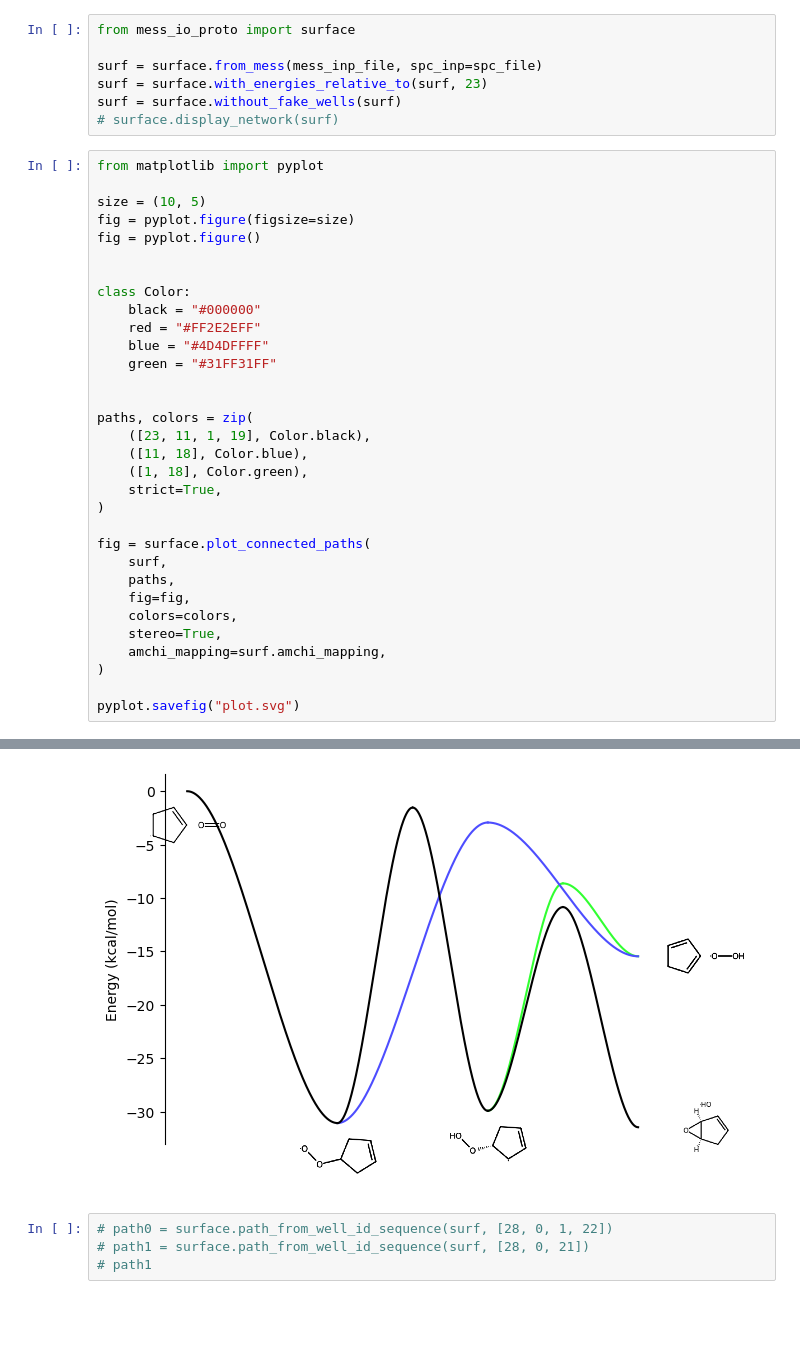
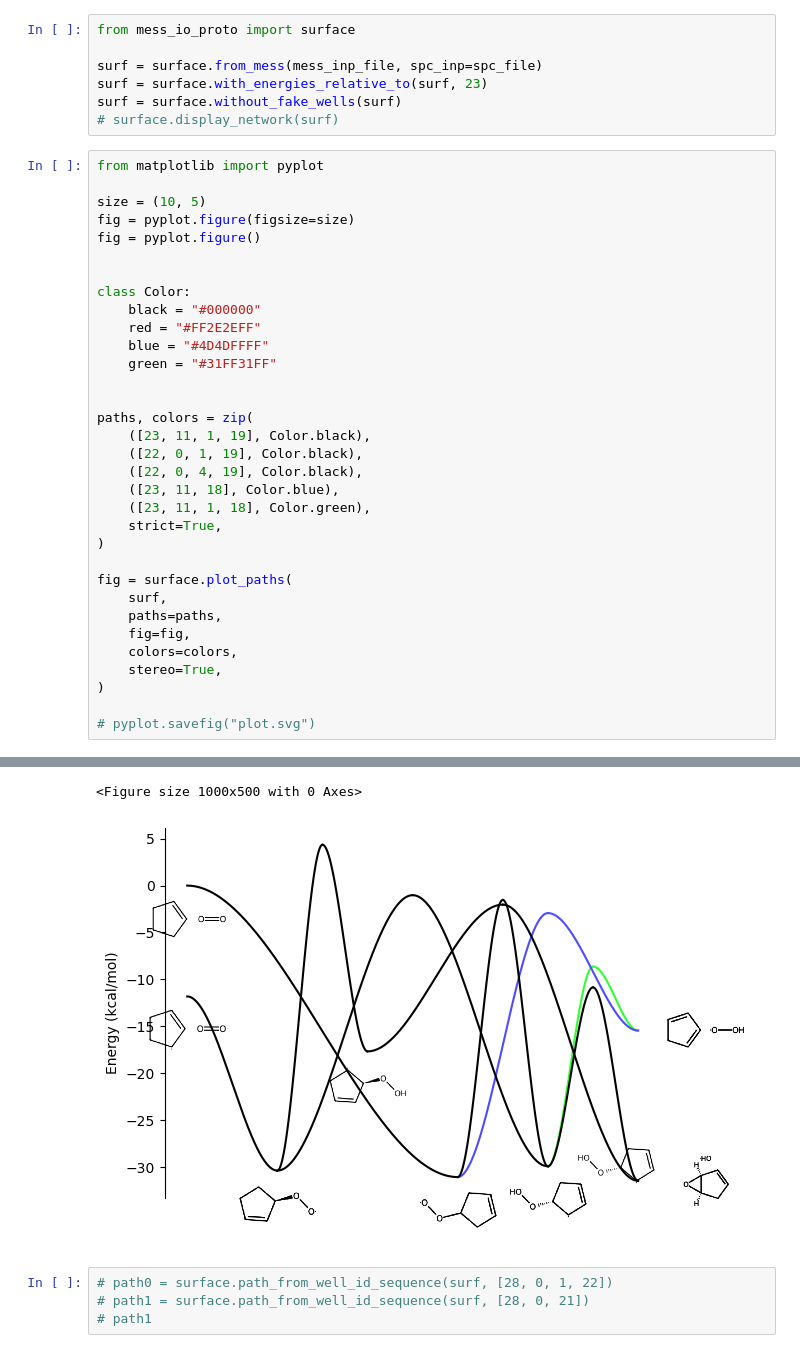
Before and after one commit to avcopan/mess-io-proto, a Jupyter notebook: examples/D_r-o2_1e_v1/plot.ipynb, the cells around one changed output, grey strips where cells are left out. Cells and saved outputs as stored; diff of their text form; blank space fills up the shorter version.

```diff
--- a/examples/D_r-o2_1e_v1/plot.ipynb
+++ b/examples/D_r-o2_1e_v1/plot.ipynb
@@ -46,19 +29,20 @@ class Color:
 
 paths, colors = zip(
     ([23, 11, 1, 19], Color.black),
-    ([11, 18], Color.blue),
-    ([1, 18], Color.green),
+    ([22, 0, 1, 19], Color.black),
+    ([22, 0, 4, 19], Color.black),
+    ([23, 11, 18], Color.blue),
+    ([23, 11, 1, 18], Color.green),
     strict=True,
 )
 
-fig = surface.plot_connected_paths(
+fig = surface.plot_paths(
     surf,
-    paths,
+    paths=paths,
     fig=fig,
     colors=colors,
     stereo=True,
-    amchi_mapping=surf.amchi_mapping,
 )
 
-pyplot.savefig("plot.svg")
+# pyplot.savefig("plot.svg")
 # %% [output]
@@ -66,4 +66,5 @@ pyplot.savefig("plot.svg")
+<Figure size 1000x500 with 0 Axes>
-[figure, old version]
+[figure, new version]
 # %%
 # path0 = surface.path_from_well_id_sequence(surf, [28, 0, 1, 22])
 # path1 = surface.path_from_well_id_sequence(surf, [28, 0, 21])
```
Also changed, not shown: parts of 2 cells of this notebook, 3 other files.
